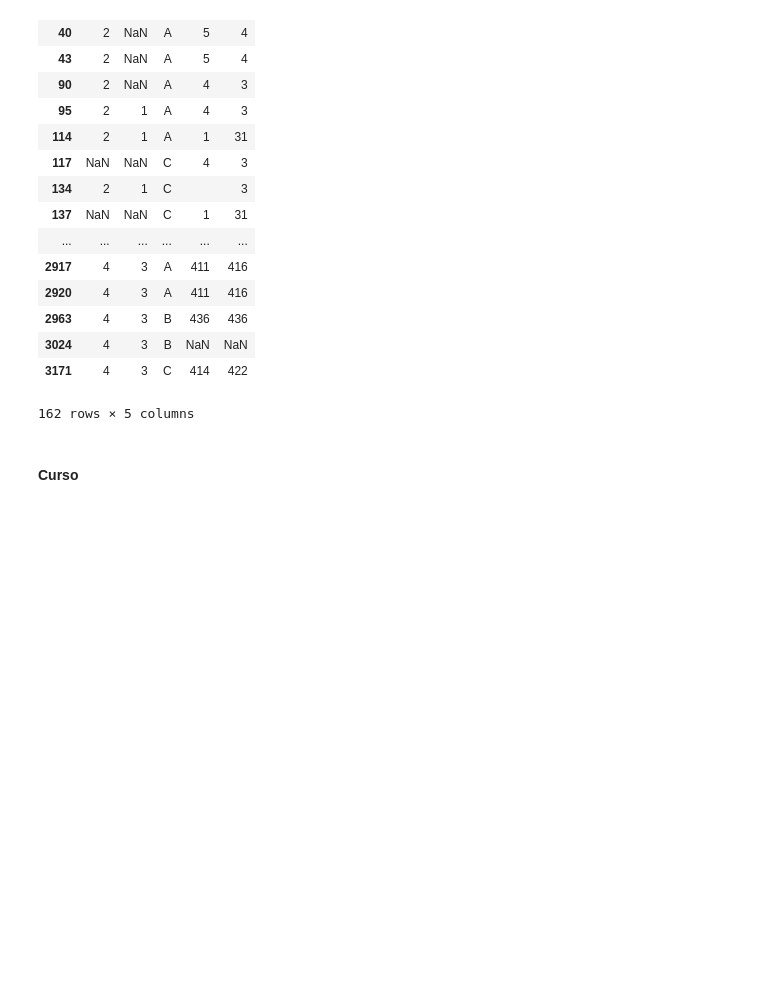
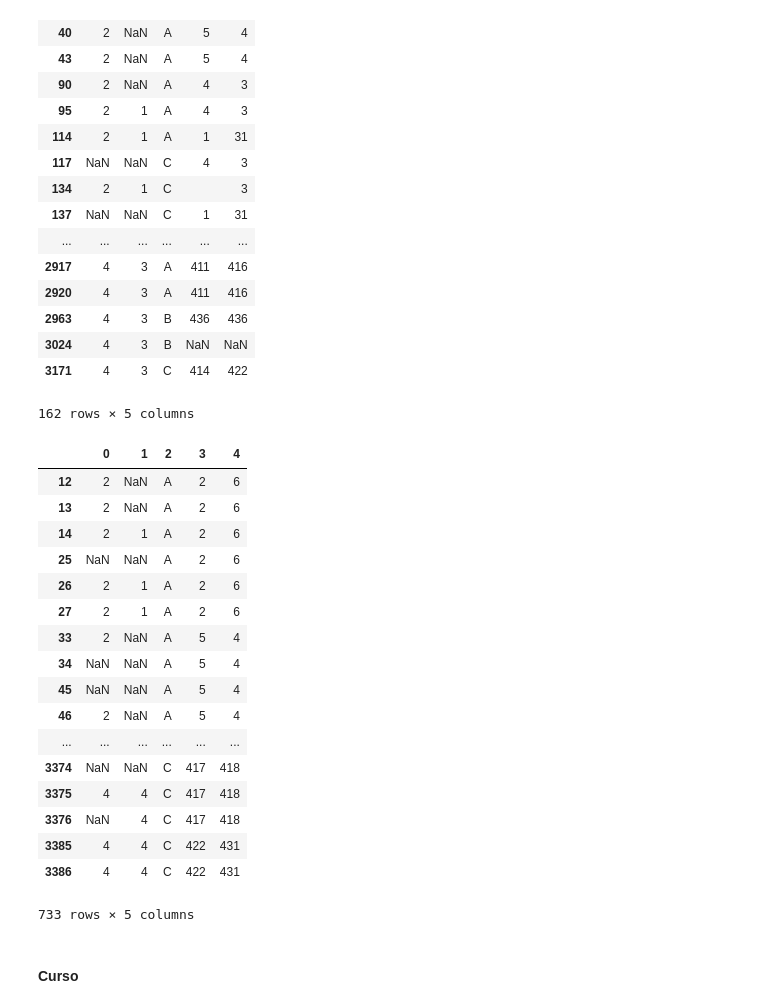
Before and after one commit to AntonioPL/TFM_Kschool, a Jupyter notebook: Tidy1.ipynb, the cells around one changed output. Drawn from its saved outputs; the diff is of its cells as text; code cells hidden in the pictures; blank space fills up the shorter version.

```diff
--- a/Tidy1.ipynb
+++ b/Tidy1.ipynb
@@ -955,3 +956,24 @@ encu_codigos27.iloc[nulos_columnas[2], :]
+# %%
+encu_codigos271.iloc[nulos_consec_columnas[2], :]
+# %% [output]
+|  | 0 | 1 | 2 | 3 | 4 |
+| 12 | 2 | NaN | A | 2 | 6 |
+| 13 | 2 | NaN | A | 2 | 6 |
+| 14 | 2 | 1 | A | 2 | 6 |
+| 25 | NaN | NaN | A | 2 | 6 |
+| 26 | 2 | 1 | A | 2 | 6 |
+| 27 | 2 | 1 | A | 2 | 6 |
+| 33 | 2 | NaN | A | 5 | 4 |
+| 34 | NaN | NaN | A | 5 | 4 |
+| 45 | NaN | NaN | A | 5 | 4 |
+| 46 | 2 | NaN | A | 5 | 4 |
+| ... | ... | ... | ... | ... | ... |
+| 3374 | NaN | NaN | C | 417 | 418 |
+| 3375 | 4 | 4 | C | 417 | 418 |
+| 3376 | NaN | 4 | C | 417 | 418 |
+| 3385 | 4 | 4 | C | 422 | 431 |
+| 3386 | 4 | 4 | C | 422 | 431 |
+733 rows × 5 columns
 # %% [markdown]
 #### Curso
 # %% [markdown]
```
Also changed, not shown: parts of 9 cells of this notebook.
